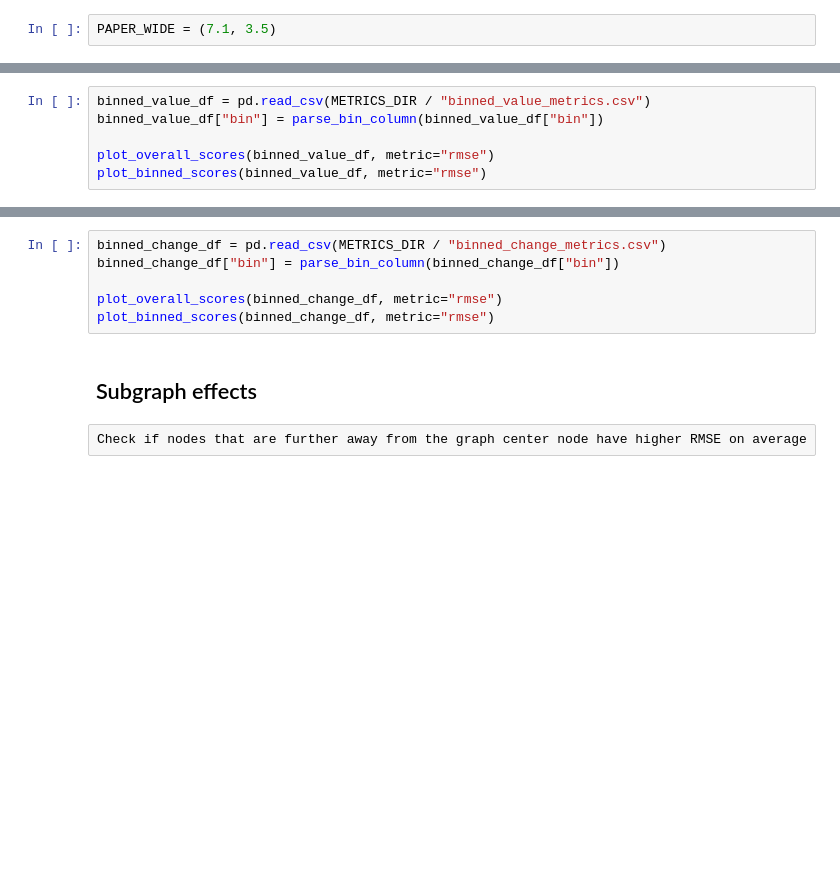
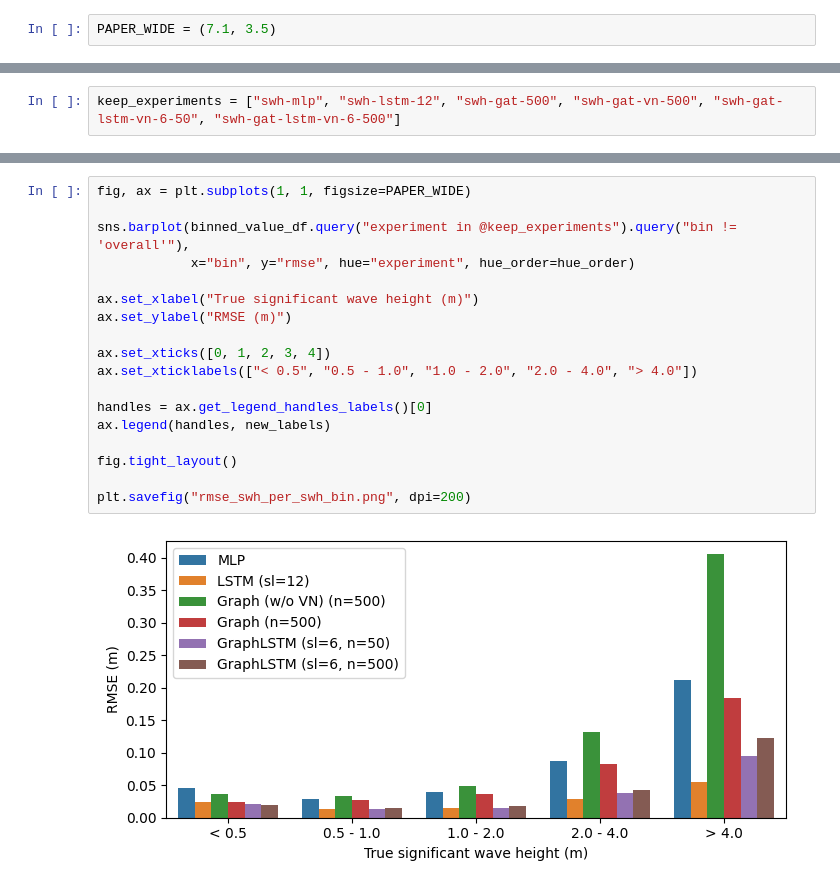
Before and after one commit to crlna16/windwavenet, a Jupyter notebook: notebooks/paper-plots/Evaluation.ipynb, the cells around one changed output, grey strips where cells are left out. Drawn from its saved outputs; the diff is of its cells as text; blank space fills up the shorter version.

```diff
--- a/notebooks/paper-plots/Evaluation.ipynb
+++ b/notebooks/paper-plots/Evaluation.ipynb
@@ -149,6 +139,2 @@ fig.tight_layout()
 # %%
-binned_value_df = pd.read_csv(METRICS_DIR / "binned_value_metrics.csv")
-binned_value_df["bin"] = parse_bin_column(binned_value_df["bin"])
-
-plot_overall_scores(binned_value_df, metric="rmse")
-plot_binned_scores(binned_value_df, metric="rmse")
+keep_experiments = ["swh-mlp", "swh-lstm-12", "swh-gat-500", "swh-gat-vn-500", "swh-gat-lstm-vn-6-50", "swh-gat-lstm-vn-6-500"]
@@ -157,10 +168,20 @@ plot_binned_scores(binned_value_df, metric="rmse")
 # %%
-binned_change_df = pd.read_csv(METRICS_DIR / "binned_change_metrics.csv")
-binned_change_df["bin"] = parse_bin_column(binned_change_df["bin"])
+fig, ax = plt.subplots(1, 1, figsize=PAPER_WIDE)
 
-plot_overall_scores(binned_change_df, metric="rmse")
-plot_binned_scores(binned_change_df, metric="rmse")
+sns.barplot(binned_value_df.query("experiment in @keep_experiments").query("bin != 'overall'"),
+            x="bin", y="rmse", hue="experiment", hue_order=hue_order)
+
+ax.set_xlabel("True significant wave height (m)")
+ax.set_ylabel("RMSE (m)")
+
+ax.set_xticks([0, 1, 2, 3, 4])
+ax.set_xticklabels(["< 0.5", "0.5 - 1.0", "1.0 - 2.0", "2.0 - 4.0", "> 4.0"])
+
+handles = ax.get_legend_handles_labels()[0]
+ax.legend(handles, new_labels)
+
+fig.tight_layout()
+
+plt.savefig("rmse_swh_per_swh_bin.png", dpi=200)
+# %% [output]
+[figure, added]
-# %% [markdown]
-## Subgraph effects
-# %% [raw]
-Check if nodes that are further away from the graph center node have higher RMSE on average
```
Also changed, not shown: parts of 25 cells of this notebook, 2 other files.
